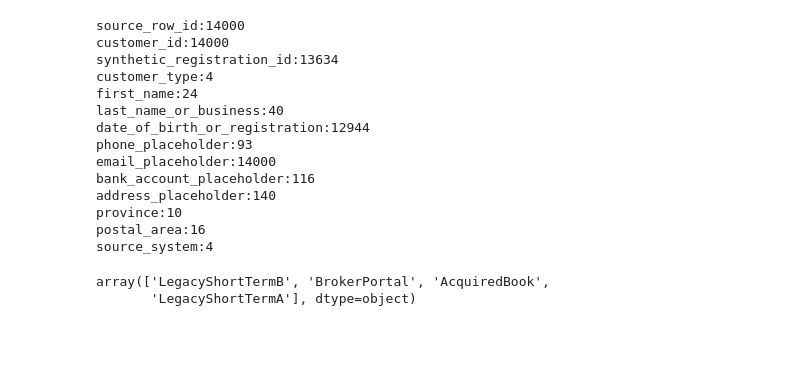
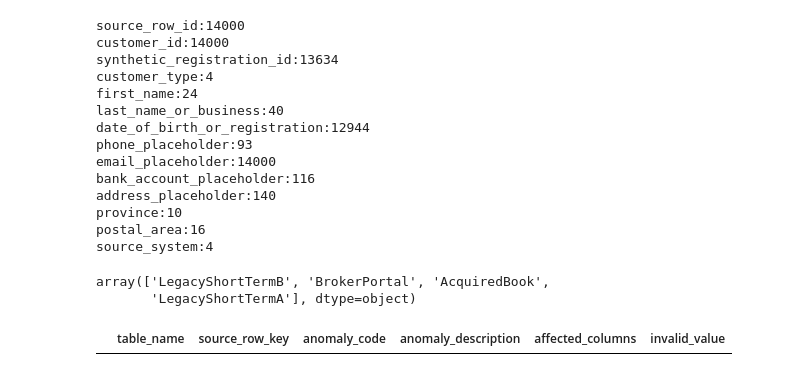
Before and after one commit to SumiK2001/https---github.com-SumiK2001-Santam-Final-Project, a Jupyter notebook: Untitled46.ipynb, the cells around one changed output. Drawn from its saved outputs; the diff is of its cells as text; code cells hidden in the pictures; blank space fills up the shorter version.

```diff
--- a/Untitled46.ipynb
+++ b/Untitled46.ipynb
@@ -1013,0 +1044,43 @@ for col in cols:
+# %%
+
+quarantine_table = pd.DataFrame(
+    columns=[
+        'table_name',
+        'source_row_key',
+        'anomaly_code',
+        'anomaly_description',
+        'affected_columns',
+        'invalid_value'
+    ]
+)
+
+# Find invalid policy_start_date values
+tmp_dates = pd.to_datetime(
+    policies['policy_start_date'],
+    format='mixed',
+    errors='coerce'
+)
+
+invalid_mask = (
+    tmp_dates.isna() &
+    policies['policy_start_date'].notna()
+)
+
+# Create quarantine records
+tmp_quarantine = pd.DataFrame({
+    'table_name': 'policies',
+    'source_row_key': policies.loc[invalid_mask, 'source_row_id'],
+    'anomaly_code': 'B11',
+    'anomaly_description': 'Invalid date and mixed date formats',
+    'affected_columns': 'policy_start_date'
+})
+
+# Append to master quarantine table
+quarantine_table = pd.concat(
+    [quarantine_table, tmp_quarantine],
+    ignore_index=True
+)
+# %%
+quarantine_table
+# %% [output]
+|  | table_name | source_row_key | anomaly_code | anomaly_description | affected_columns | invalid_value |
```
Also changed, not shown: parts of 8 cells of this notebook, 4 other files.
